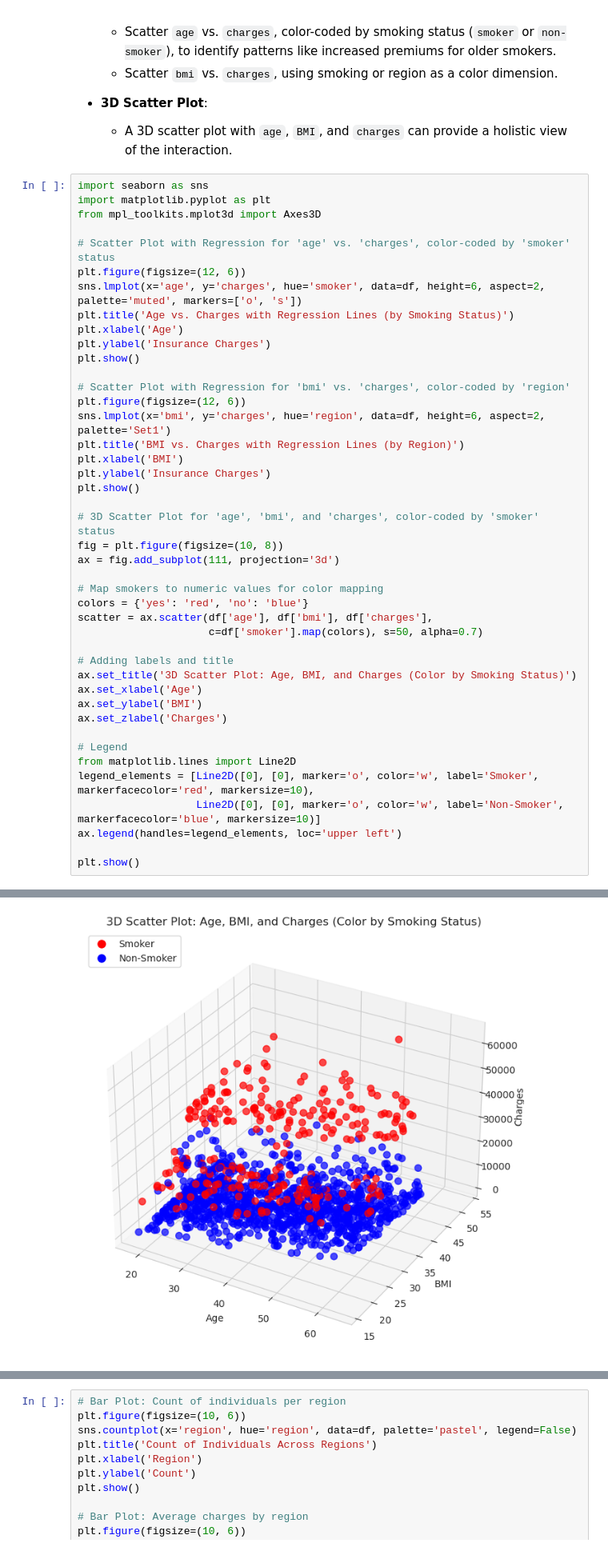
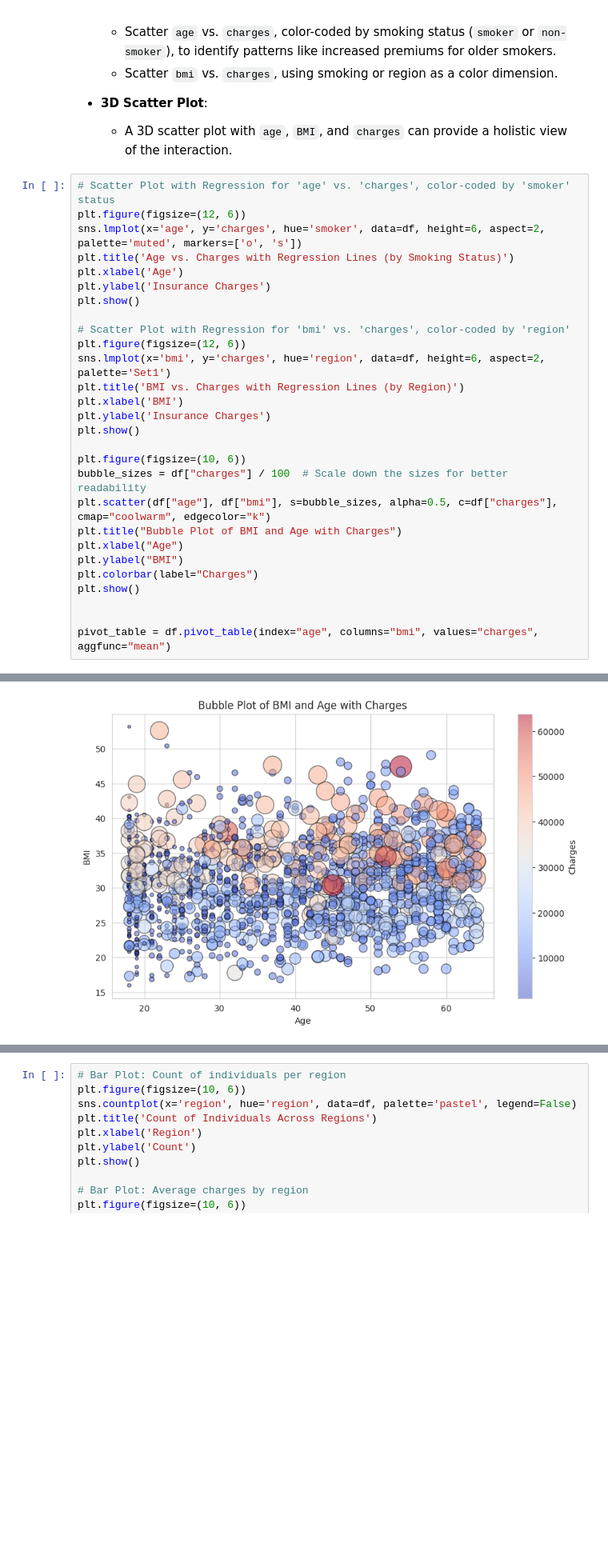
Before and after one commit to DO-2K23-26/mdn_math_insurance, a Jupyter notebook: insurance.ipynb, the cells around one changed output, grey strips where cells are left out. Shown at 80% size. Drawn from its saved outputs; the diff is of its cells as text; blank space fills up the shorter version.

Commit message:
feat(dataviz): remove graphics

```diff
--- a/insurance.ipynb
+++ b/insurance.ipynb
@@ -142,52 +108,37 @@ Both age and BMI are likely to influence insurance charges. Visualizing the inte
 - **3D Scatter Plot**:
     - A 3D scatter plot with `age`, `BMI`, and `charges` can provide a holistic view of the interaction.
 # %%
-import seaborn as sns
-import matplotlib.pyplot as plt
-from mpl_toolkits.mplot3d import Axes3D
-
 # Scatter Plot with Regression for 'age' vs. 'charges', color-coded by 'smoker' status
 plt.figure(figsize=(12, 6))
 sns.lmplot(x='age', y='charges', hue='smoker', data=df, height=6, aspect=2, palette='muted', markers=['o', 's'])
 plt.title('Age vs. Charges with Regression Lines (by Smoking Status)')
 plt.xlabel('Age')
 plt.ylabel('Insurance Charges')
 plt.show()
 
 # Scatter Plot with Regression for 'bmi' vs. 'charges', color-coded by 'region'
 plt.figure(figsize=(12, 6))
 sns.lmplot(x='bmi', y='charges', hue='region', data=df, height=6, aspect=2, palette='Set1')
 plt.title('BMI vs. Charges with Regression Lines (by Region)')
 plt.xlabel('BMI')
 plt.ylabel('Insurance Charges')
 plt.show()
 
-# 3D Scatter Plot for 'age', 'bmi', and 'charges', color-coded by 'smoker' status
-fig = plt.figure(figsize=(10, 8))
-ax = fig.add_subplot(111, projection='3d')
+plt.figure(figsize=(10, 6))
+bubble_sizes = df["charges"] / 100  # Scale down the sizes for better readability
+plt.scatter(df["age"], df["bmi"], s=bubble_sizes, alpha=0.5, c=df["charges"], cmap="coolwarm", edgecolor="k")
+plt.title("Bubble Plot of BMI and Age with Charges")
+plt.xlabel("Age")
+plt.ylabel("BMI")
+plt.colorbar(label="Charges")
+plt.show()
 
-# Map smokers to numeric values for color mapping
-colors = {'yes': 'red', 'no': 'blue'}
-scatter = ax.scatter(df['age'], df['bmi'], df['charges'],
-                     c=df['smoker'].map(colors), s=50, alpha=0.7)
 
-# Adding labels and title
-ax.set_title('3D Scatter Plot: Age, BMI, and Charges (Color by Smoking Status)')
-ax.set_xlabel('Age')
-ax.set_ylabel('BMI')
-ax.set_zlabel('Charges')
-
-# Legend
-from matplotlib.lines import Line2D
-legend_elements = [Line2D([0], [0], marker='o', color='w', label='Smoker', markerfacecolor='red', markersize=10),
-                   Line2D([0], [0], marker='o', color='w', label='Non-Smoker', markerfacecolor='blue', markersize=10)]
-ax.legend(handles=legend_elements, loc='upper left')
-
-plt.show()
+pivot_table = df.pivot_table(index="age", columns="bmi", values="charges", aggfunc="mean")
 # %% [output]
 <Figure size 1200x600 with 0 Axes>
 [figure]
 <Figure size 1200x600 with 0 Axes>
 [figure]
-[figure, old version]
+[figure, new version]
 # %% [markdown]
```
Also changed, not shown: parts of 11 cells of this notebook.
